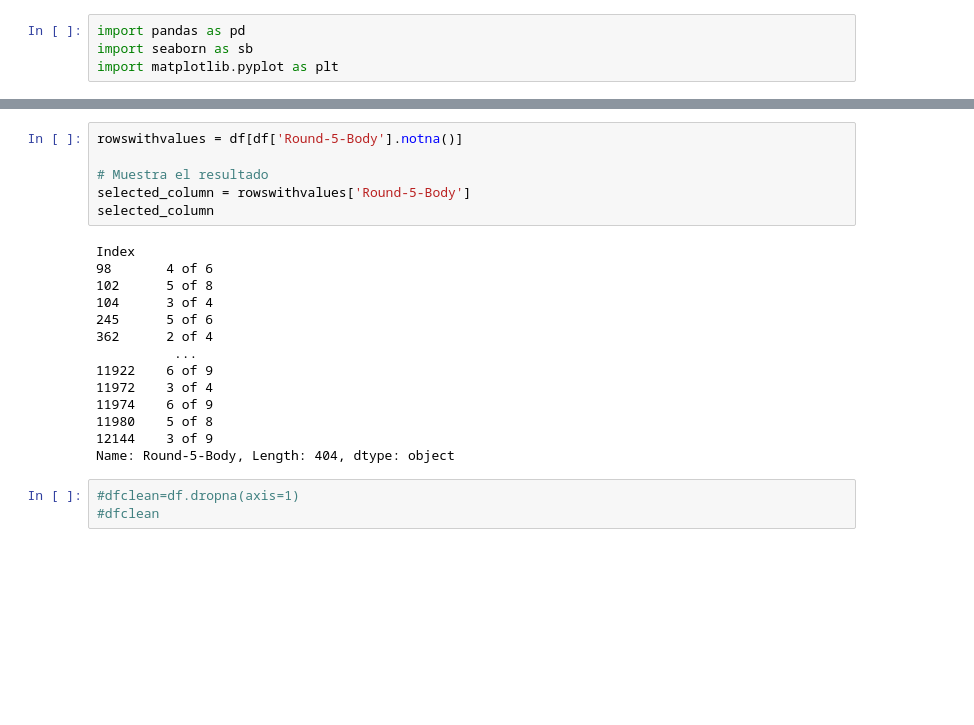
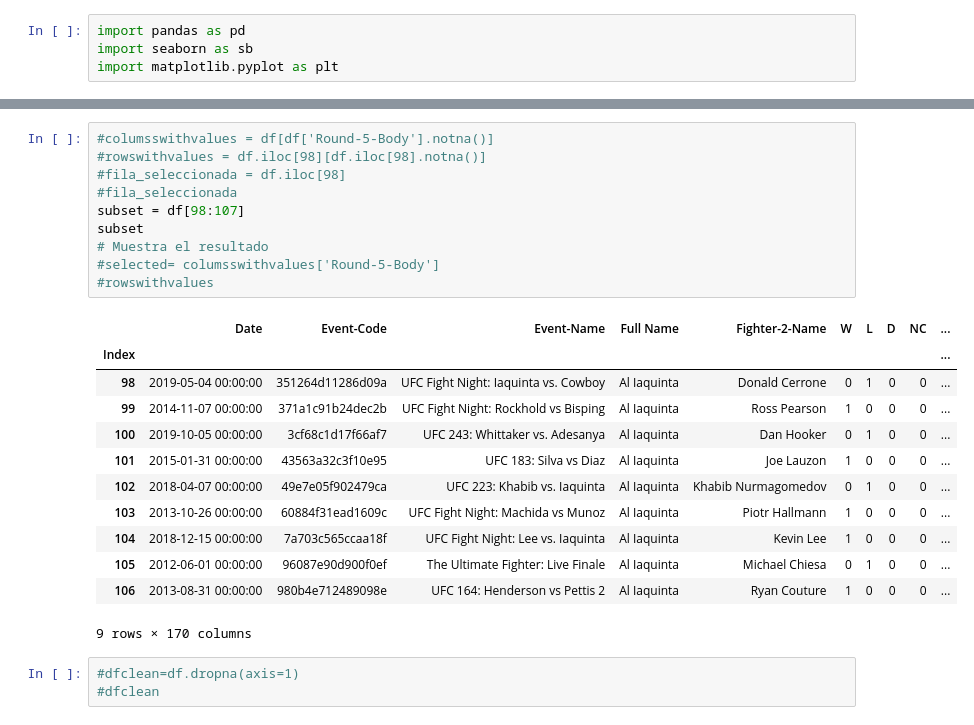
Before and after one commit to Alerragz/Data-Analysis, a Jupyter notebook: UFC/UFC.ipynb, the cells around one changed output, grey strips where cells are left out. Saved outputs shown, nothing was run; the diff lists cells and outputs as text; blank space fills up the shorter version.

```diff
--- a/UFC/UFC.ipynb
+++ b/UFC/UFC.ipynb
@@ -42,23 +64,26 @@ Length: 170, dtype: int64
 # %%
-rowswithvalues = df[df['Round-5-Body'].notna()]
-
+#columsswithvalues = df[df['Round-5-Body'].notna()]
+#rowswithvalues = df.iloc[98][df.iloc[98].notna()]
+#fila_seleccionada = df.iloc[98]
+#fila_seleccionada
+subset = df[98:107]
+subset
 # Muestra el resultado
-selected_column = rowswithvalues['Round-5-Body']
-selected_column
+#selected= columsswithvalues['Round-5-Body']
+#rowswithvalues
 # %% [output]
+|  | Date | Event-Code | Event-Name | Full Name | Fighter-2-Name | W | L | D | NC | ... |
+| Index |  |  |  |  |  |  |  |  |  | ... |
+| 98 | 2019-05-04 00:00:00 | 351264d11286d09a | UFC Fight Night: Iaquinta vs. Cowboy | Al Iaquinta | Donald Cerrone | 0 | 1 | 0 | 0 | ... |
+| 99 | 2014-11-07 00:00:00 | 371a1c91b24dec2b | UFC Fight Night: Rockhold vs Bisping | Al Iaquinta | Ross Pearson | 1 | 0 | 0 | 0 | ... |
+| 100 | 2019-10-05 00:00:00 | 3cf68c1d17f66af7 | UFC 243: Whittaker vs. Adesanya | Al Iaquinta | Dan Hooker | 0 | 1 | 0 | 0 | ... |
+| 101 | 2015-01-31 00:00:00 | 43563a32c3f10e95 | UFC 183: Silva vs Diaz | Al Iaquinta | Joe Lauzon | 1 | 0 | 0 | 0 | ... |
+| 102 | 2018-04-07 00:00:00 | 49e7e05f902479ca | UFC 223: Khabib vs. Iaquinta | Al Iaquinta | Khabib Nurmagomedov | 0 | 1 | 0 | 0 | ... |
+| 103 | 2013-10-26 00:00:00 | 60884f31ead1609c | UFC Fight Night: Machida vs Munoz | Al Iaquinta | Piotr Hallmann | 1 | 0 | 0 | 0 | ... |
+| 104 | 2018-12-15 00:00:00 | 7a703c565ccaa18f | UFC Fight Night: Lee vs. Iaquinta | Al Iaquinta | Kevin Lee | 1 | 0 | 0 | 0 | ... |
+| 105 | 2012-06-01 00:00:00 | 96087e90d900f0ef | The Ultimate Fighter: Live Finale | Al Iaquinta | Michael Chiesa | 0 | 1 | 0 | 0 | ... |
+| 106 | 2013-08-31 00:00:00 | 980b4e712489098e | UFC 164: Henderson vs Pettis 2 | Al Iaquinta | Ryan Couture | 1 | 0 | 0 | 0 | ... |
-Index
-98       4 of 6
-102      5 of 8
-104      3 of 4
-245      5 of 6
-362      2 of 4
-          ...
-11922    6 of 9
-11972    3 of 4
-11974    6 of 9
-11980    5 of 8
-12144    3 of 9
-Name: Round-5-Body, Length: 404, dtype: object
+9 rows × 170 columns
 # %%
 #dfclean=df.dropna(axis=1)
 #dfclean
```
Also changed, not shown: parts of 3 cells of this notebook.
